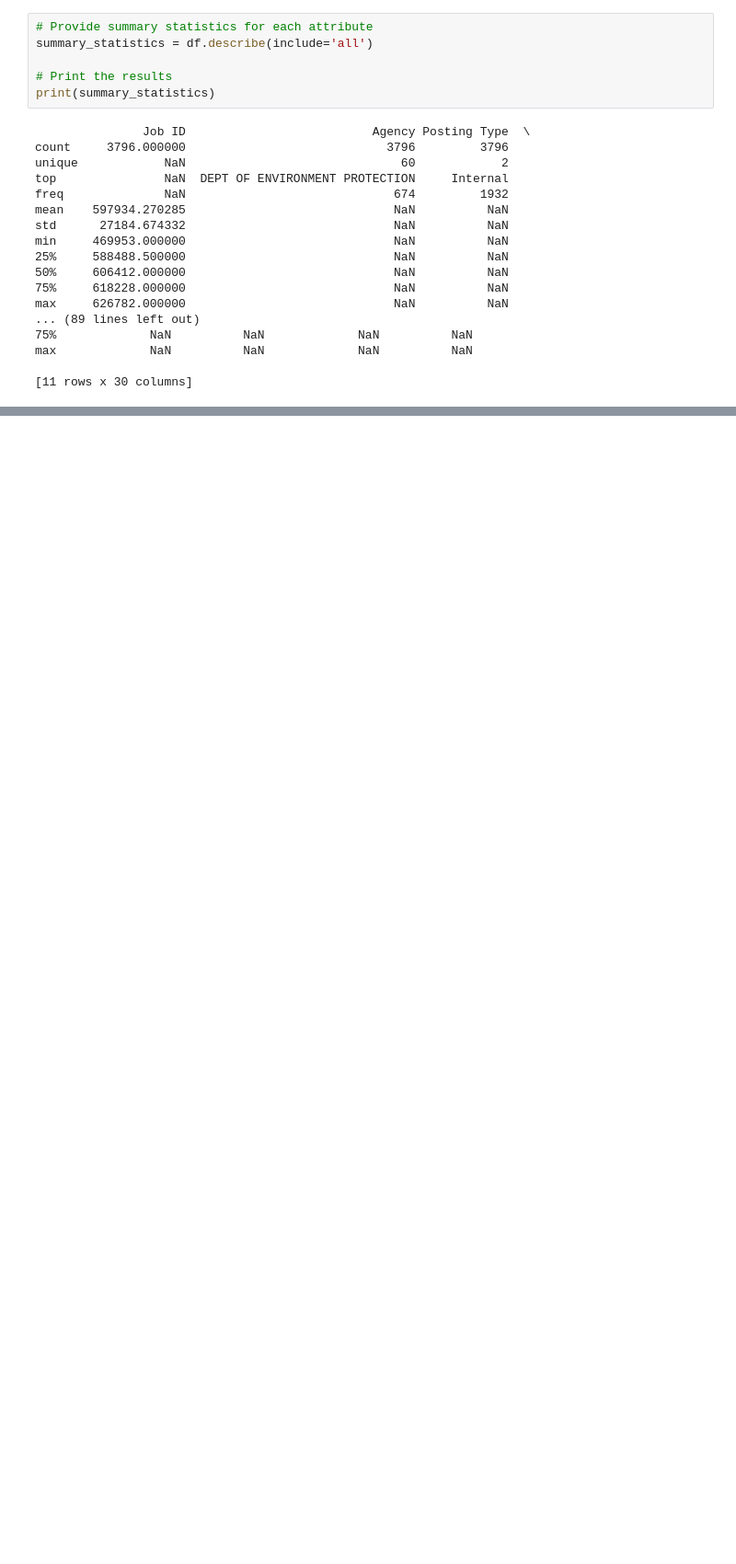
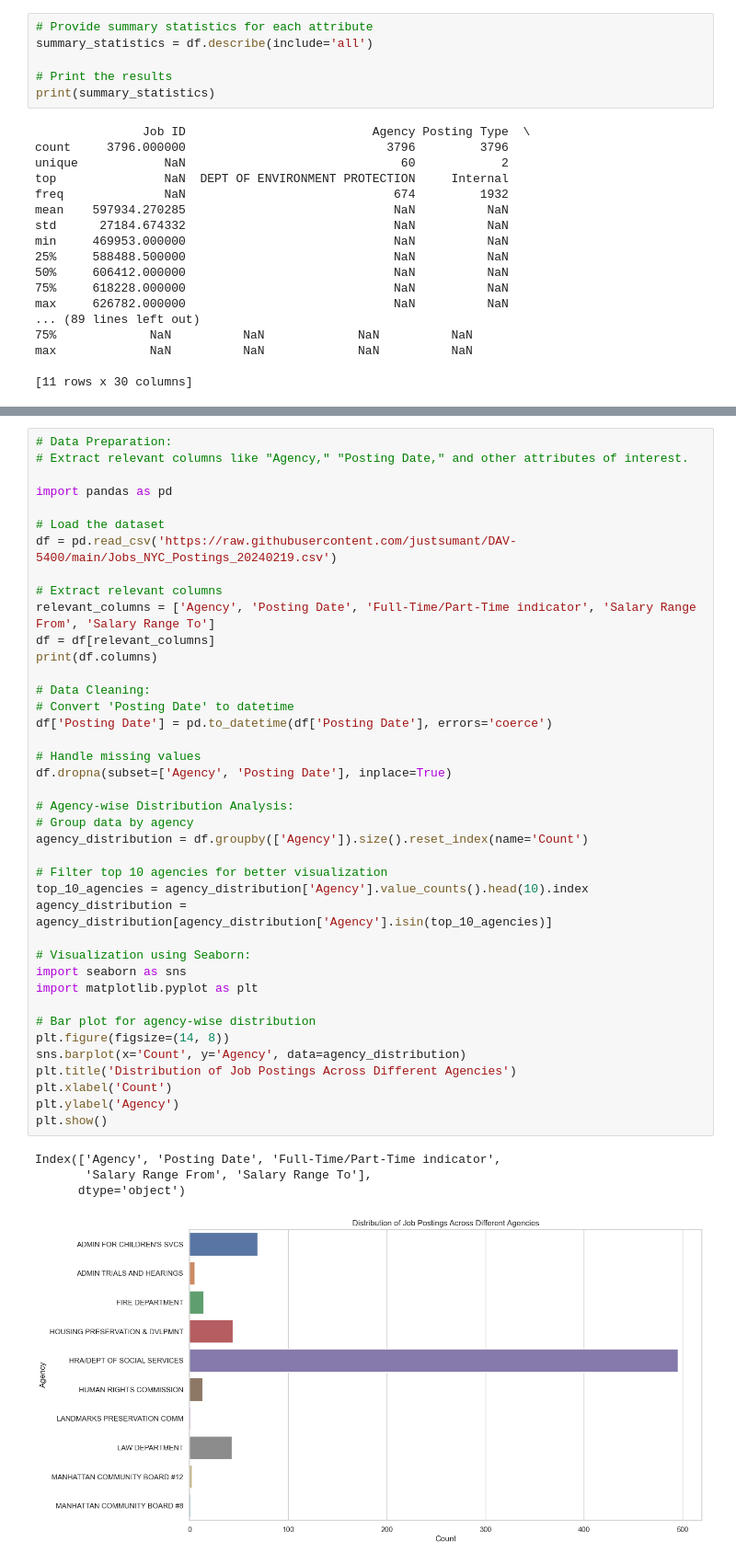
Before and after one commit to justsumant/DAV-5400, a Jupyter notebook: S_Gupta_Project1.ipynb, the cells around one changed output, grey strips where cells are left out. Shown at 92% size. Saved outputs shown, nothing was run; the diff lists cells and outputs as text; blank space fills up the shorter version.

```diff
--- a/S_Gupta_Project1.ipynb
+++ b/S_Gupta_Project1.ipynb
@@ -223,0 +367,45 @@ plt.show()
+# %%
+# Data Preparation:
+# Extract relevant columns like "Agency," "Posting Date," and other attributes of interest.
+
+import pandas as pd
+
+# Load the dataset
+df = pd.read_csv('https://raw.githubusercontent.com/justsumant/DAV-5400/main/Jobs_NYC_Postings_20240219.csv')
+
+# Extract relevant columns
+relevant_columns = ['Agency', 'Posting Date', 'Full-Time/Part-Time indicator', 'Salary Range From', 'Salary Range To']
+df = df[relevant_columns]
+print(df.columns)
+
+# Data Cleaning:
+# Convert 'Posting Date' to datetime
+df['Posting Date'] = pd.to_datetime(df['Posting Date'], errors='coerce')
+
+# Handle missing values
+df.dropna(subset=['Agency', 'Posting Date'], inplace=True)
+
+# Agency-wise Distribution Analysis:
+# Group data by agency
+agency_distribution = df.groupby(['Agency']).size().reset_index(name='Count')
+
+# Filter top 10 agencies for better visualization
+top_10_agencies = agency_distribution['Agency'].value_counts().head(10).index
+agency_distribution = agency_distribution[agency_distribution['Agency'].isin(top_10_agencies)]
+
+# Visualization using Seaborn:
+import seaborn as sns
+import matplotlib.pyplot as plt
+
+# Bar plot for agency-wise distribution
+plt.figure(figsize=(14, 8))
+sns.barplot(x='Count', y='Agency', data=agency_distribution)
+plt.title('Distribution of Job Postings Across Different Agencies')
+plt.xlabel('Count')
+plt.ylabel('Agency')
+plt.show()
+# %% [output]
+Index(['Agency', 'Posting Date', 'Full-Time/Part-Time indicator',
+       'Salary Range From', 'Salary Range To'],
+      dtype='object')
+[figure, added]
```
Also changed, not shown: parts of 7 cells of this notebook.
